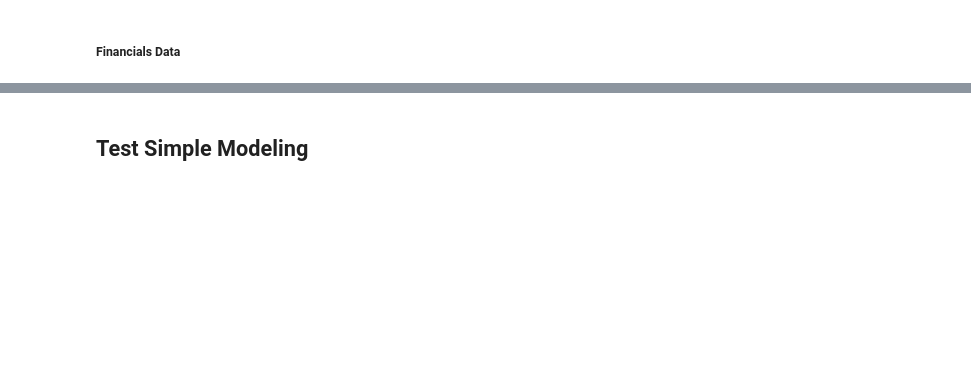
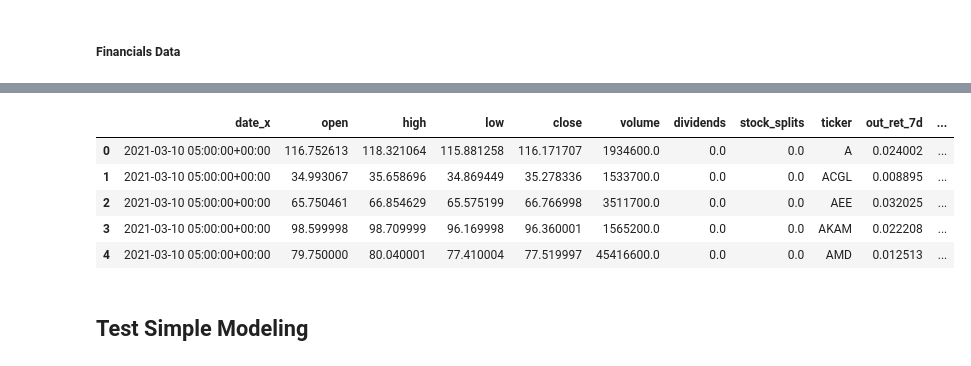
Before and after one commit to tuawong/stock-trading, a Jupyter notebook: DataTestAndTraining.ipynb, the cells around one changed output, grey strips where cells are left out. Cells and saved outputs as stored; diff of their text form; code cells hidden in the pictures; blank space fills up the shorter version.

```diff
--- a/DataTestAndTraining.ipynb
+++ b/DataTestAndTraining.ipynb
@@ -314,0 +264,6 @@ NameError: name 'sdfsdfs' is not defined
+# %%
+signal_corr = merged[list(financials_df.drop(columns=['date', 'ticker']).columns) + [col for col in merged if 'out_ret_' in col]].corr(method='spearman')
+# %%
+strong_signal7d = signal_corr['out_ret_7d'].apply(np.abs).sort_values(ascending=False).head(20).index.tolist()
+strong_signal30d = signal_corr['out_ret_30d'].apply(np.abs).sort_values(ascending=False).head(20).index.tolist()
+strong_financial_signals = list(set(strong_signal7d + strong_signal30d))
@@ -315,3 +326,12 @@ NameError: name 'sdfsdfs' is not defined
+# %%
+merged.head()
+# %% [output]
+|  | date_x | open | high | low | close | volume | dividends | stock_splits | ticker | out_ret_7d | ... |
+| 0 | 2021-03-10 05:00:00+00:00 | 116.752613 | 118.321064 | 115.881258 | 116.171707 | 1934600.0 | 0.0 | 0.0 | A | 0.024002 | ... |
+| 1 | 2021-03-10 05:00:00+00:00 | 34.993067 | 35.658696 | 34.869449 | 35.278336 | 1533700.0 | 0.0 | 0.0 | ACGL | 0.008895 | ... |
+| 2 | 2021-03-10 05:00:00+00:00 | 65.750461 | 66.854629 | 65.575199 | 66.766998 | 3511700.0 | 0.0 | 0.0 | AEE | 0.032025 | ... |
+| 3 | 2021-03-10 05:00:00+00:00 | 98.599998 | 98.709999 | 96.169998 | 96.360001 | 1565200.0 | 0.0 | 0.0 | AKAM | 0.022208 | ... |
+| 4 | 2021-03-10 05:00:00+00:00 | 79.750000 | 80.040001 | 77.410004 | 77.519997 | 45416600.0 | 0.0 | 0.0 | AMD | 0.012513 | ... |
 # %% [markdown]
 ## Test Simple Modeling
 # %%
```
Also changed, not shown: parts of 14 cells of this notebook, 2 other files.
